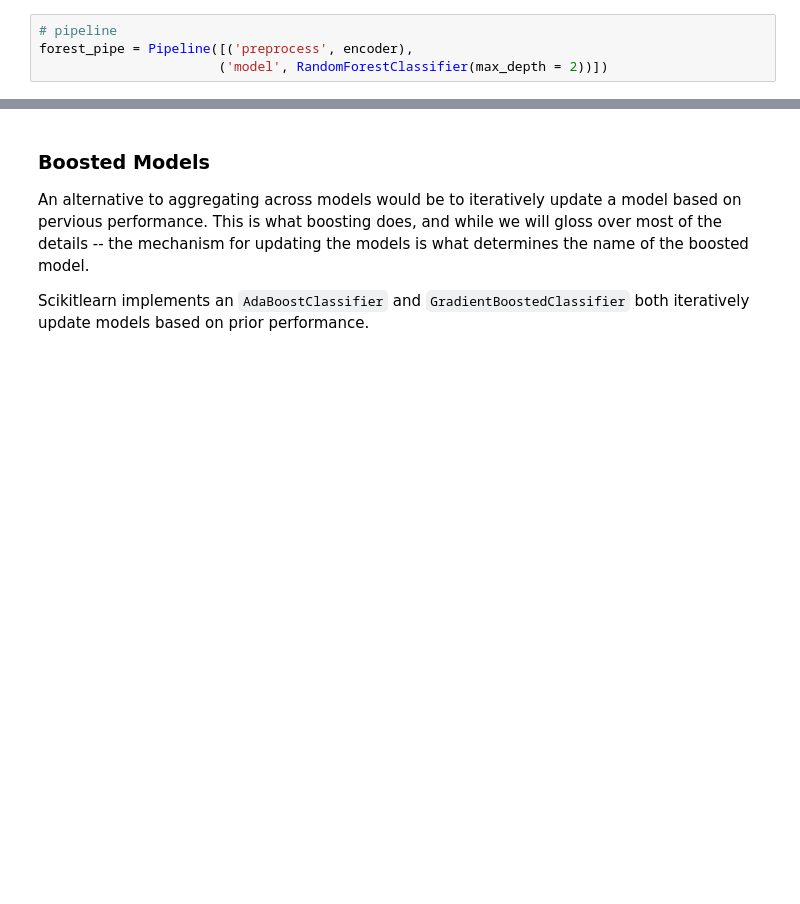
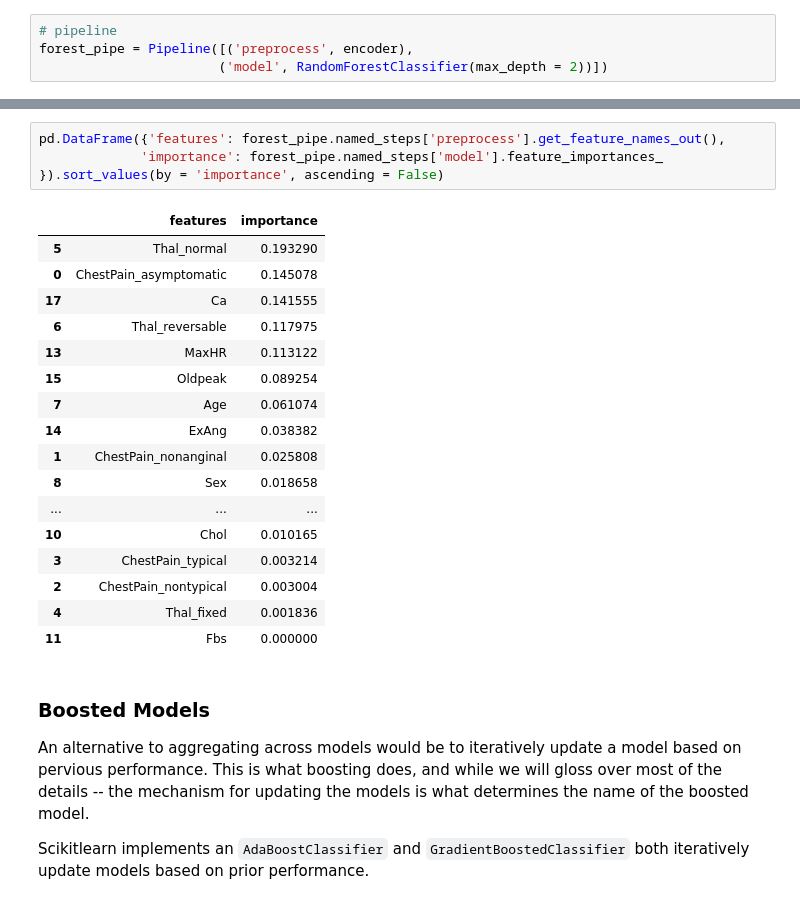
Before and after one commit to gilad247/NYU-Bootcamp, a Jupyter notebook: notebooks/module_3/3.01_advanced_models/advanced_models.ipynb, the cells around one changed output, grey strips where cells are left out. Cells and saved outputs as stored; diff of their text form; blank space fills up the shorter version.

```diff
--- a/notebooks/module_3/3.01_advanced_models/advanced_models.ipynb
+++ b/notebooks/module_3/3.01_advanced_models/advanced_models.ipynb
@@ -183,3 +336,24 @@ forest_pipe.score(X_test, y_test)
+# %%
+pd.DataFrame({'features': forest_pipe.named_steps['preprocess'].get_feature_names_out(),
+             'importance': forest_pipe.named_steps['model'].feature_importances_ }).sort_values(by = 'importance', ascending = False)
+# %% [output]
+|  | features | importance |
+| 5 | Thal_normal | 0.193290 |
+| 0 | ChestPain_asymptomatic | 0.145078 |
+| 17 | Ca | 0.141555 |
+| 6 | Thal_reversable | 0.117975 |
+| 13 | MaxHR | 0.113122 |
+| 15 | Oldpeak | 0.089254 |
+| 7 | Age | 0.061074 |
+| 14 | ExAng | 0.038382 |
+| 1 | ChestPain_nonanginal | 0.025808 |
+| 8 | Sex | 0.018658 |
+| ... | ... | ... |
+| 10 | Chol | 0.010165 |
+| 3 | ChestPain_typical | 0.003214 |
+| 2 | ChestPain_nontypical | 0.003004 |
+| 4 | Thal_fixed | 0.001836 |
+| 11 | Fbs | 0.000000 |
 # %% [markdown]
 ### Boosted Models
 
```
Also changed, not shown: parts of 38 cells of this notebook.
